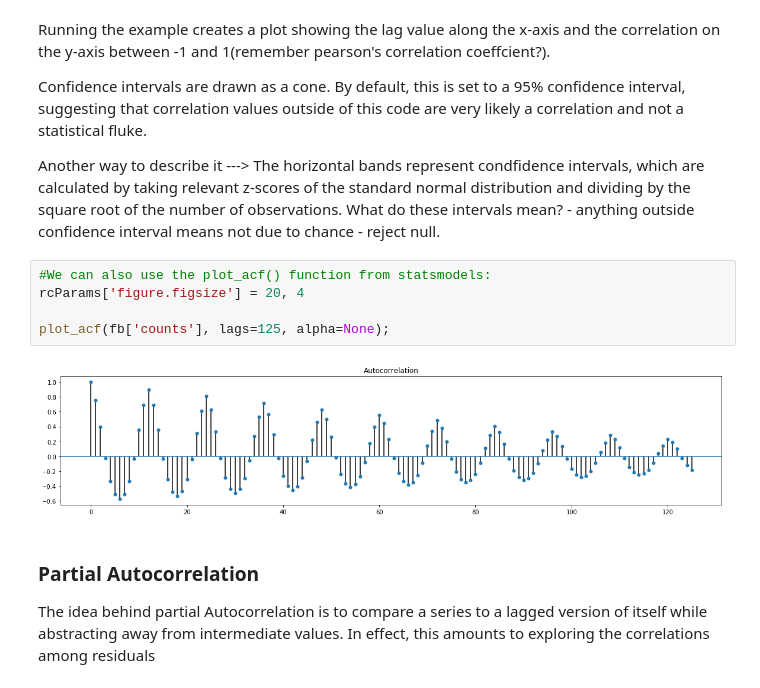
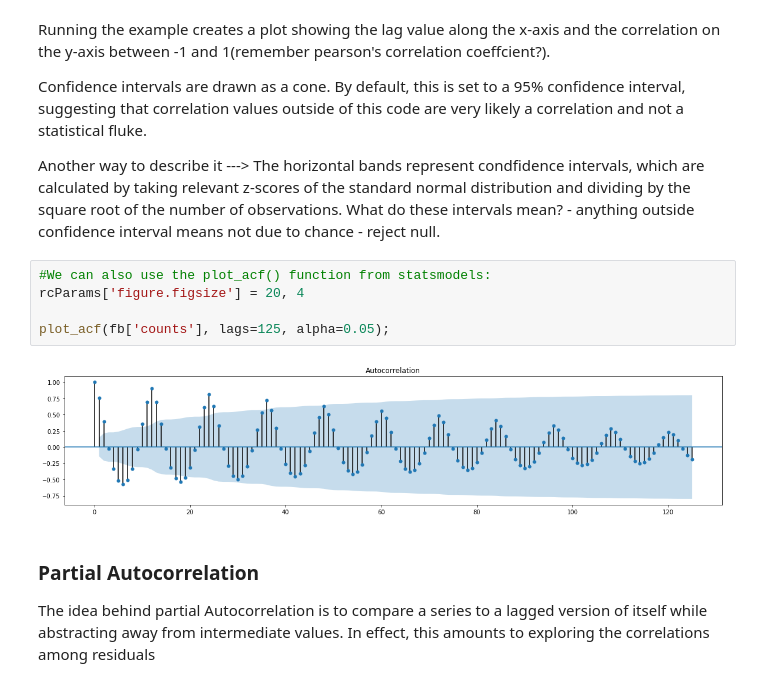
Before and after one commit to Amberlynnyandow/study-group-content, a Jupyter notebook: module_4/week_3_PT/Time Series 2.ipynb, the cells around one changed output. Cells and saved outputs as stored; diff of their text form.

```diff
--- a/module_4/week_3_PT/Time Series 2.ipynb
+++ b/module_4/week_3_PT/Time Series 2.ipynb
@@ -142,10 +142,10 @@ Another way to describe it ---> The horizontal bands represent condfidence inter
 # %%
 #We can also use the plot_acf() function from statsmodels:
 rcParams['figure.figsize'] = 20, 4
 
-plot_acf(fb['counts'], lags=125, alpha=None);
+plot_acf(fb['counts'], lags=125, alpha=0.05);
 # %% [output]
-[figure, old version]
+[figure, new version]
 # %% [markdown]
 ### Partial Autocorrelation
 The idea behind partial Autocorrelation is to compare a series to a lagged version of itself while abstracting away from intermediate values. In effect, this amounts to exploring the correlations among residuals
```
Also changed, not shown: parts of 3 cells of this notebook, 2 other files.
